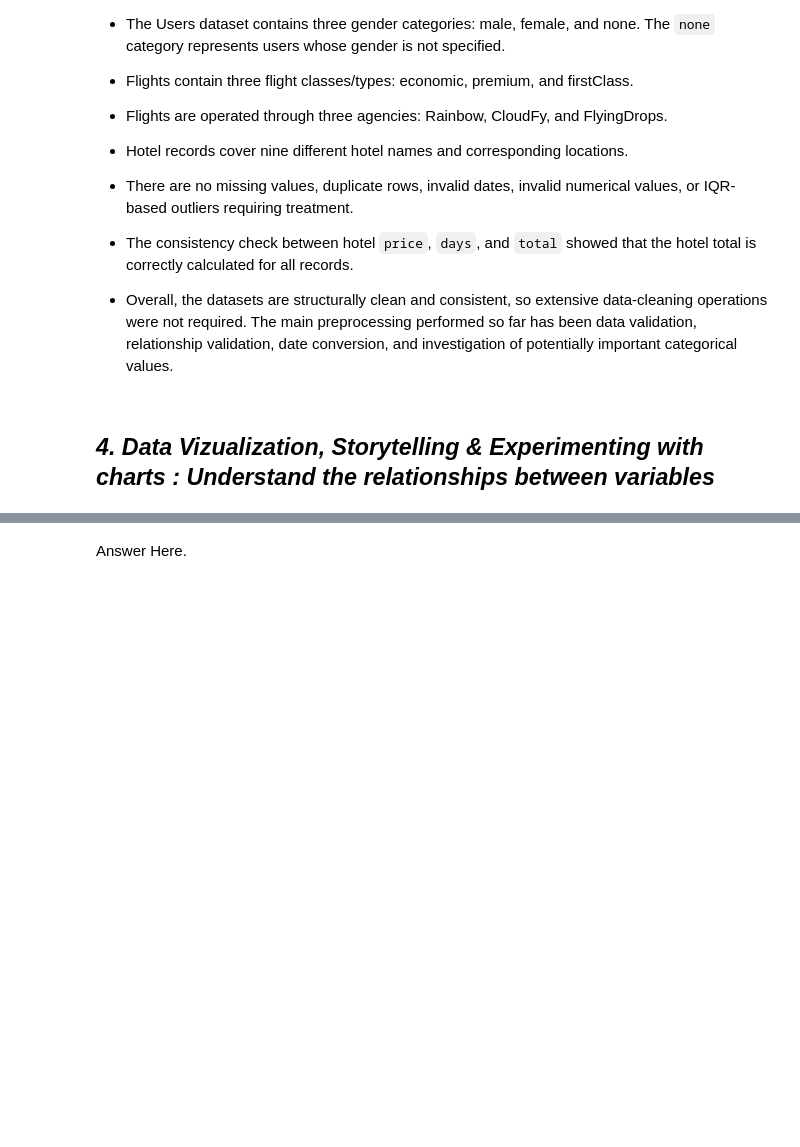
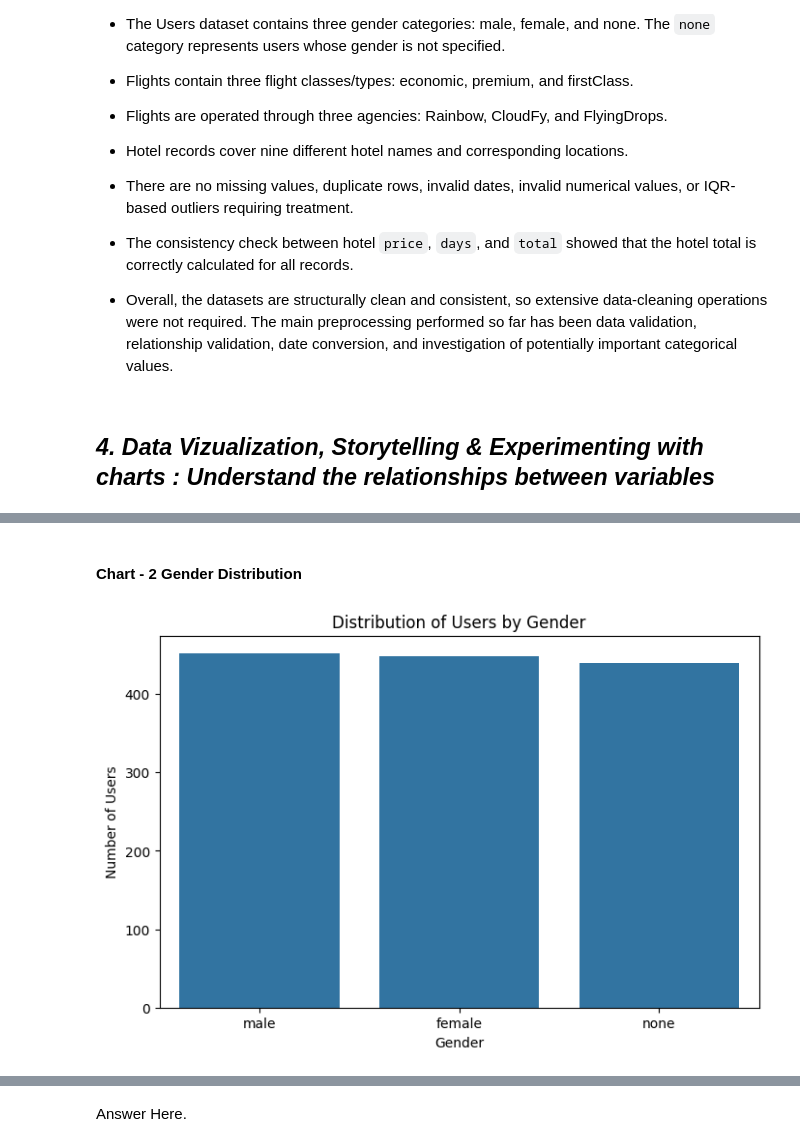
Before and after one commit to Sagarjain93/Machine-Learning-Portfolio, a Jupyter notebook: 01_End_to_End/Travel_MLops_Capstone/notebooks/00_Data_Cleaning_&_EDA.ipynb, the cells around one changed output, grey strips where cells are left out. Saved outputs shown, nothing was run; the diff lists cells and outputs as text; code cells hidden in the pictures; blank space fills up the shorter version.

```diff
--- a/01_End_to_End/Travel_MLops_Capstone/notebooks/00_Data_Cleaning_&_EDA.ipynb
+++ b/01_End_to_End/Travel_MLops_Capstone/notebooks/00_Data_Cleaning_&_EDA.ipynb
@@ -1179,0 +1218,22 @@ Average: 30.96
+# %% [markdown]
+#### **Chart - 2 Gender Distribution**
+# %%
+
+# Chart - 2: Gender Distribution
+
+gender_counts = users['gender'].value_counts()
+
+plt.figure(figsize=(8, 5))
+
+sns.barplot(
+    x=gender_counts.index,
+    y=gender_counts.values
+)
+
+plt.title('Distribution of Users by Gender')
+plt.xlabel('Gender')
+plt.ylabel('Number of Users')
+
+plt.show()
+# %% [output]
+[figure, added]
```
Also changed, not shown: parts of 166 cells of this notebook.
